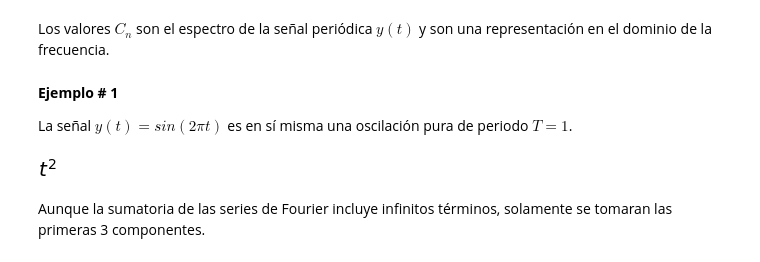
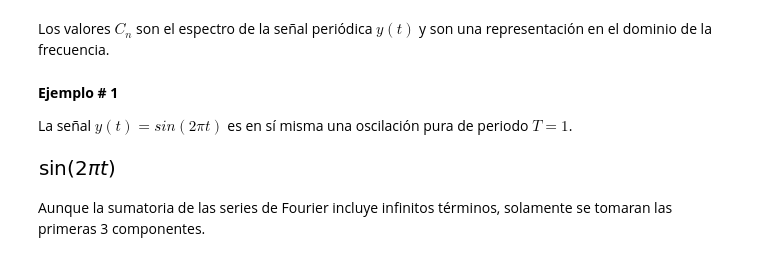
Before and after one commit to pierrediazp/Se-ales_y_Sistemas, a Jupyter notebook: 04_Series_de_Fourier.ipynb, the cells around one changed output. Drawn from its saved outputs; the diff is of its cells as text; code cells hidden in the pictures.

```diff
--- a/04_Series_de_Fourier.ipynb
+++ b/04_Series_de_Fourier.ipynb
@@ -119,19 +115,19 @@ La señal $y(t) = sin(2 \pi t)$ es en sí misma una oscilación pura de periodo
 # %%
 # Se define y como el seno de t
 t = sym.symbols('t', real=True)
 #T = sym.symbols('T', real=True)
 T = 1
 nw = sym.symbols('n', real=True)
 delta = sym.DiracDelta(nw)
 w0 = 2 * sym.pi / T
 
-y = t**2
-#vy = 4*sym.sin(w0*t + 0.5) - 10
-# y = sym.sin(w0*t)
+# y = t**2
+# y = 4*sym.sin(w0*t + 0.5) - 10
+y = sym.sin(w0*t)
 # y = (t-0.5)*(t-0.5)
 y
 # %% [output]
-[figure, old version]
+[figure, new version]
 # %% [markdown]
 Aunque la sumatoria de las series de Fourier incluye infinitos términos, solamente se tomaran las primeras 3 componentes.
 # %%
```
Also changed, not shown: parts of 7 cells of this notebook.
